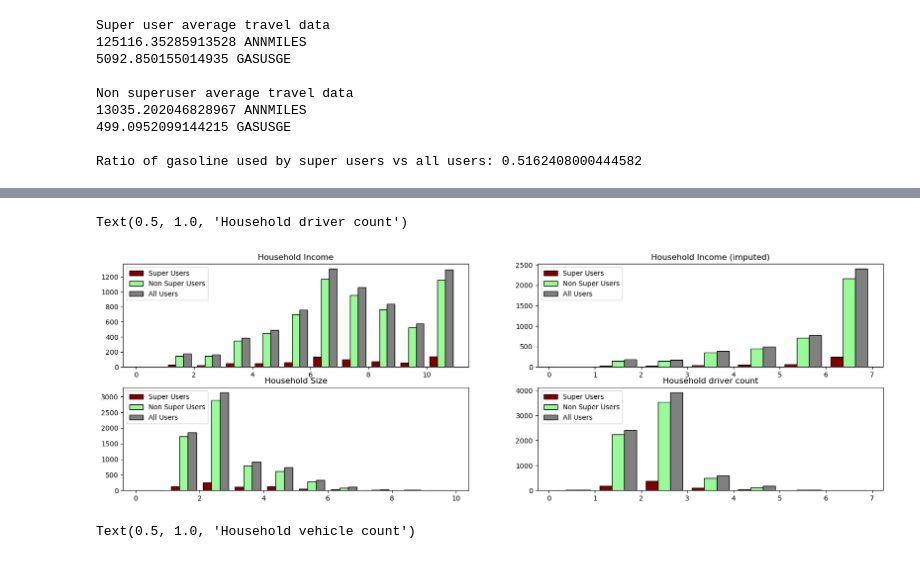
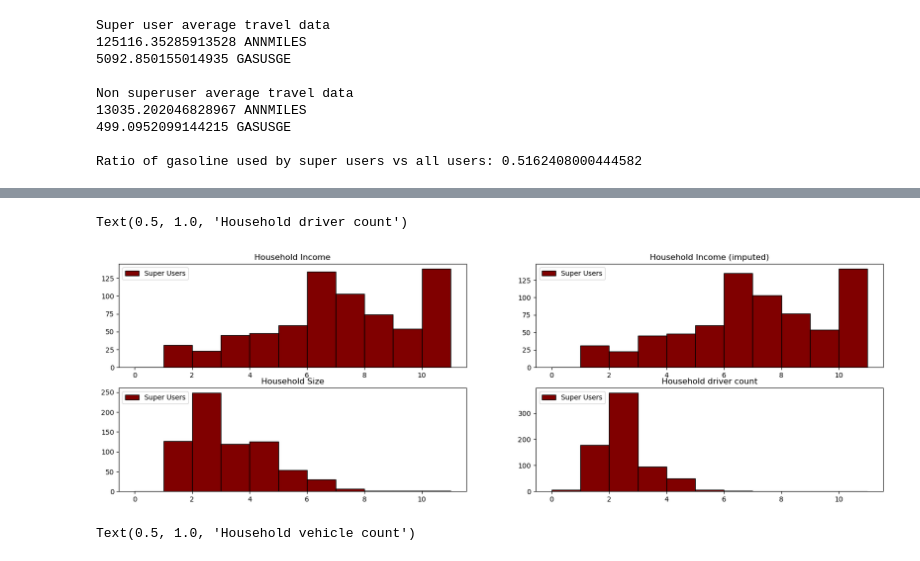
Before and after one commit to Jianwei-Gao/adsc_x_gm_team6, a Jupyter notebook: preprocessing.ipynb, the cells around one changed output, grey strips where cells are left out. Drawn from its saved outputs; the diff is of its cells as text; code cells hidden in the pictures.

```diff
--- a/preprocessing.ipynb
+++ b/preprocessing.ipynb
@@ -143,26 +164,30 @@ HHFAMINC 0.2025578922670105 3.107889211032248e-67
 # %%
 color = ['maroon', 'palegreen', 'gray']
 label = ['Super Users', 'Non Super Users', 'All Users']
 
 fig, ((ax0, ax1), (ax2, ax3)) = plt.subplots(nrows = 2, ncols = 2, figsize=(20,6))
-ax0.hist([df_super['HHFAMINC'], df_nonsuper['HHFAMINC'], df['HHFAMINC']], bins= np.arange(0,12), color=color, edgecolor = 'black', label=label)
+#ax0.hist([df_super['HHFAMINC'], df_nonsuper['HHFAMINC'], df['HHFAMINC']], bins= np.arange(0,12), color=color, edgecolor = 'black', label=label)
+ax0.hist(df_super['HHFAMINC'], bins= np.arange(0,12), color=color[0], edgecolor = 'black', label=label[0])
 ax0.legend(loc=2)
 ax0.set_title('Household Income')
 
-ax1.hist([df_super['HHFAMINC_IMP'], df_nonsuper['HHFAMINC_IMP'], df['HHFAMINC_IMP']], bins= np.arange(0,8), color=color, edgecolor = 'black', label=label)
+#ax1.hist([df_super['HHFAMINC_IMP'], df_nonsuper['HHFAMINC_IMP'], df['HHFAMINC_IMP']], bins= np.arange(0,8), color=color, edgecolor = 'black', label=label)
+ax1.hist(df_super['HHFAMINC_IMP'], bins= np.arange(0,12), color=color[0], edgecolor = 'black', label=label[0])
 ax1.legend(loc=2)
 ax1.set_title('Household Income (imputed)')
 
-ax2.hist([df_super['HHSIZE'], df_nonsuper['HHSIZE'], df['HHSIZE']], bins= np.arange(0,11), color=color, edgecolor = 'black', label=label)
+#ax2.hist([df_super['HHSIZE'], df_nonsuper['HHSIZE'], df['HHSIZE']], bins= np.arange(0,11), color=color, edgecolor = 'black', label=label)
+ax2.hist(df_super['HHSIZE'], bins= np.arange(0,12), color=color[0], edgecolor = 'black', label=label[0])
 ax2.legend(loc=2)
 ax2.set_title('Household Size')
 
-ax3.hist([df_super['DRVRCNT'], df_nonsuper['DRVRCNT'], df['DRVRCNT']], bins= np.arange(0,8), color=color, edgecolor = 'black', label=label)
+#ax3.hist([df_super['DRVRCNT'], df_nonsuper['DRVRCNT'], df['DRVRCNT']], bins= np.arange(0,8), color=color, edgecolor = 'black', label=label)
+ax3.hist(df_super['DRVRCNT'], bins= np.arange(0,12), color=color[0], edgecolor = 'black', label=label[0])
 ax3.legend(loc=2)
 ax3.set_title('Household driver count')
 # %% [output]
 Text(0.5, 1.0, 'Household driver count')
-[figure, old version]
+[figure, new version]
 # %%
 fig, (ax0, ax1, ax2) = plt.subplots(nrows = 3, ncols = 1, figsize=(30,6))
 ax0.hist([df_super['CNTTDHH'], df_nonsuper['CNTTDHH'], df['CNTTDHH']], bins= np.arange(0,46), color=color, edgecolor = 'black', label=label)
```
Also changed, not shown: parts of 3 cells of this notebook, 2 other files.
